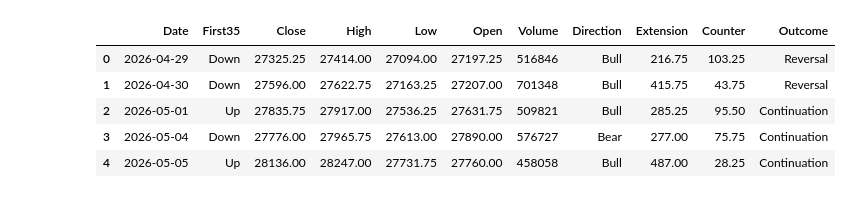
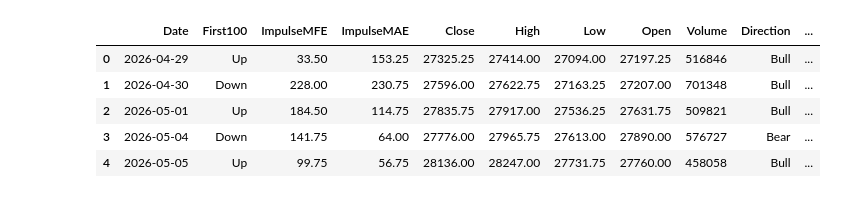
Before and after one commit to LhordeS/DailyEdge, a Jupyter notebook: notebooks/impulse_analysis.ipynb, the cells around one changed output. Drawn from its saved outputs; the diff is of its cells as text; code cells hidden in the pictures.

```diff
--- a/notebooks/impulse_analysis.ipynb
+++ b/notebooks/impulse_analysis.ipynb
@@ -2,7 +2,8 @@
 import pandas as pd
 import matplotlib.pyplot as plt
 # %%
-open_stats = pd.read_csv("../output/open_firstImpulse.csv")
+IMPULSE = 100
+open_stats = pd.read_csv(f"../output/open_firstImpulse{IMPULSE}.csv")
 open = open_stats.drop(columns=["Adj Close"], errors="ignore")
 daily_stats = pd.read_csv("../output/daily_stats.csv")
 daily = daily_stats.drop(columns=["Adj Close"], errors="ignore")
@@ -19,40 +20,40 @@ results.head()
 # %%
 results["Outcome"] = "Unknown"
 
 results.loc[
     (
-        (results["First35"] == "Up")
+        (results[f"First{IMPULSE}"] == "Up")
         & (results["Direction"] == "Bull")
     )
     |
     (
-        (results["First35"] == "Down")
+        (results[f"First{IMPULSE}"] == "Down")
         & (results["Direction"] == "Bear")
     ),
     "Outcome"
 ] = "Continuation"
 
 results.loc[
     (
-        (results["First35"] == "Up")
+        (results[f"First{IMPULSE}"] == "Up")
         & (results["Direction"] == "Bear")
     )
     |
     (
-        (results["First35"] == "Down")
+        (results[f"First{IMPULSE}"] == "Down")
         & (results["Direction"] == "Bull")
     ),
     "Outcome"
 ] = "Reversal"
 
 results.head()
 # %% [output]
-|  | Date | First35 | Close | High | Low | Open | Volume | Direction | Extension | Counter | Outcome |
-| 0 | 2026-04-29 | Down | 27325.25 | 27414.00 | 27094.00 | 27197.25 | 516846 | Bull | 216.75 | 103.25 | Reversal |
-| 1 | 2026-04-30 | Down | 27596.00 | 27622.75 | 27163.25 | 27207.00 | 701348 | Bull | 415.75 | 43.75 | Reversal |
-| 2 | 2026-05-01 | Up | 27835.75 | 27917.00 | 27536.25 | 27631.75 | 509821 | Bull | 285.25 | 95.50 | Continuation |
-| 3 | 2026-05-04 | Down | 27776.00 | 27965.75 | 27613.00 | 27890.00 | 576727 | Bear | 277.00 | 75.75 | Continuation |
-| 4 | 2026-05-05 | Up | 28136.00 | 28247.00 | 27731.75 | 27760.00 | 458058 | Bull | 487.00 | 28.25 | Continuation |
+|  | Date | First100 | ImpulseMFE | ImpulseMAE | Close | High | Low | Open | Volume | Direction | ... |
+| 0 | 2026-04-29 | Up | 33.50 | 153.25 | 27325.25 | 27414.00 | 27094.00 | 27197.25 | 516846 | Bull | ... |
+| 1 | 2026-04-30 | Down | 228.00 | 230.75 | 27596.00 | 27622.75 | 27163.25 | 27207.00 | 701348 | Bull | ... |
+| 2 | 2026-05-01 | Up | 184.50 | 114.75 | 27835.75 | 27917.00 | 27536.25 | 27631.75 | 509821 | Bull | ... |
+| 3 | 2026-05-04 | Down | 141.75 | 64.00 | 27776.00 | 27965.75 | 27613.00 | 27890.00 | 576727 | Bear | ... |
+| 4 | 2026-05-05 | Up | 99.75 | 56.75 | 28136.00 | 28247.00 | 27731.75 | 27760.00 | 458058 | Bull | ... |
 # %%
 filtered = results[
     results["Outcome"].isin(["Continuation", "Reversal"])
```
Also changed, not shown: parts of 6 cells of this notebook, 10 other files.
